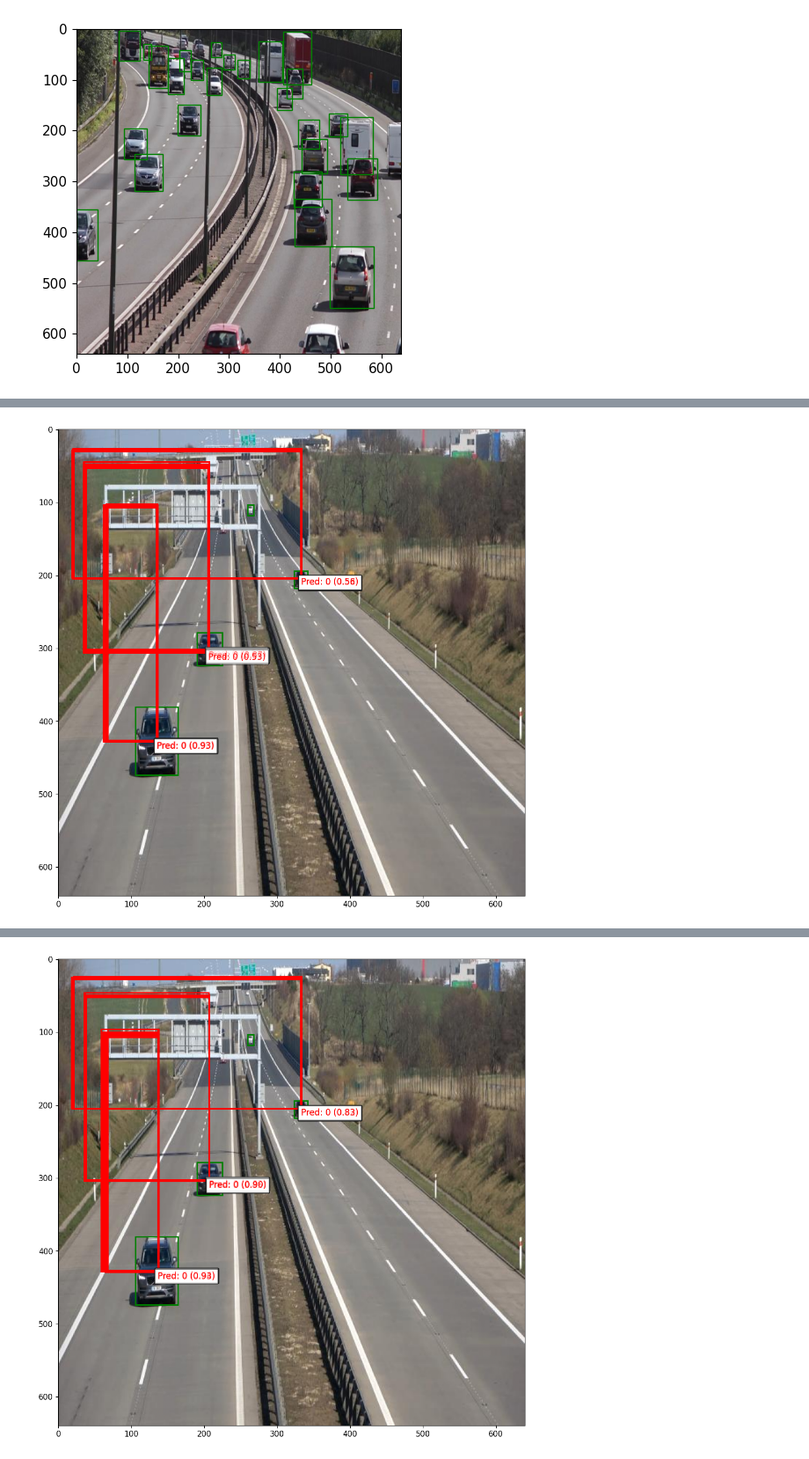
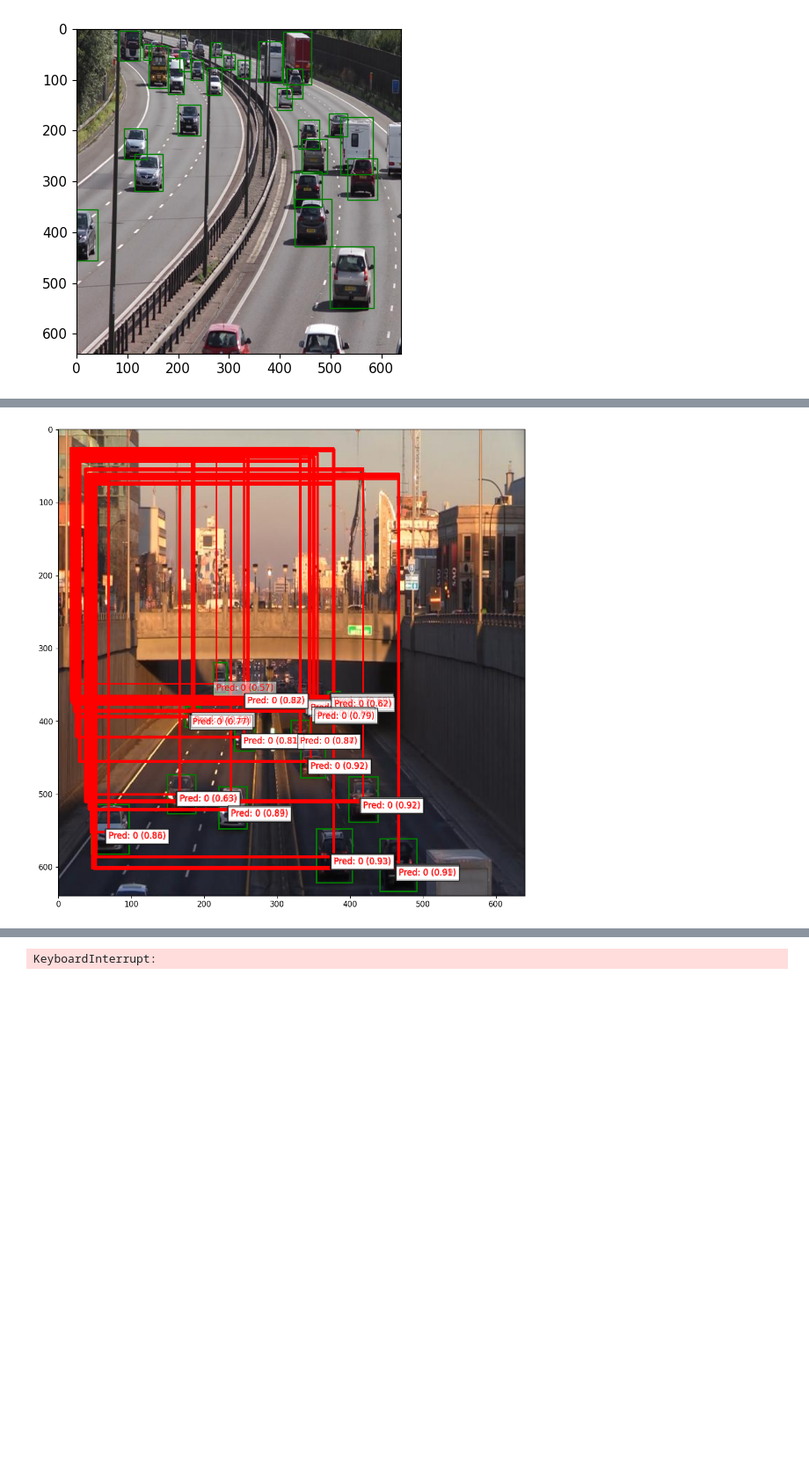
Before and after one commit to Duckierstone42/Vehicular-Object-Detection---ML4641P, a Jupyter notebook: test.ipynb, the cells around one changed output, grey strips where cells are left out. Shown at 88% size. Drawn from its saved outputs; the diff is of its cells as text; code cells hidden in the pictures; blank space fills up the shorter version.

Commit message:
Added image to show

```diff
--- a/test.ipynb
+++ b/test.ipynb
@@ -284,7 +284,7 @@ for epoch in range(num_epochs):
             predicts  = process_predictions(outputs[0])
 
             metric.update(predicts, targets)
-        visualize_single_prediction(images[0],predicts[0],targets[0])
+        visualize_single_prediction(images[4],predicts[4],targets[4])
 
     mAP = metric.compute()
     print(f"Epoch [{epoch+1}/{num_epochs}], mAP: {mAP['map']}")
@@ -295,2 +295,2 @@ Epoch [1/20], Training Loss: 0.19867727215643283
-[figure, old version]
+[figure, new version]
 Epoch [1/20], mAP: 0.0
@@ -298 +297 @@ Epoch [2/20], Training Loss: 0.19125576703636735
-[figure, removed]
+KeyboardInterrupt:
```
Also changed, not shown: parts of 1 cell of this notebook.
